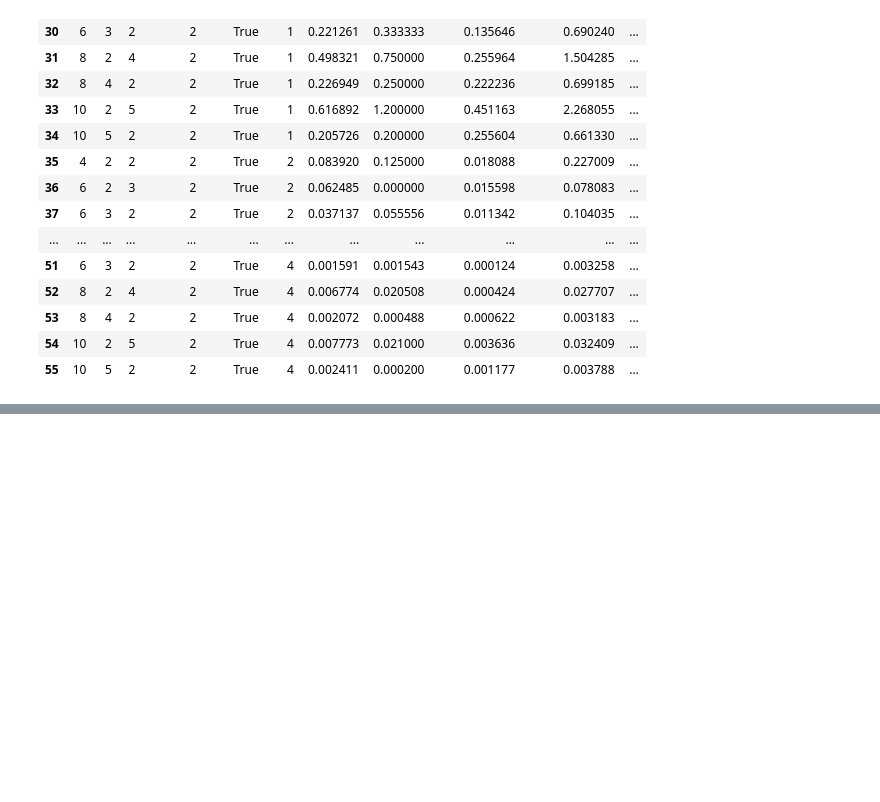
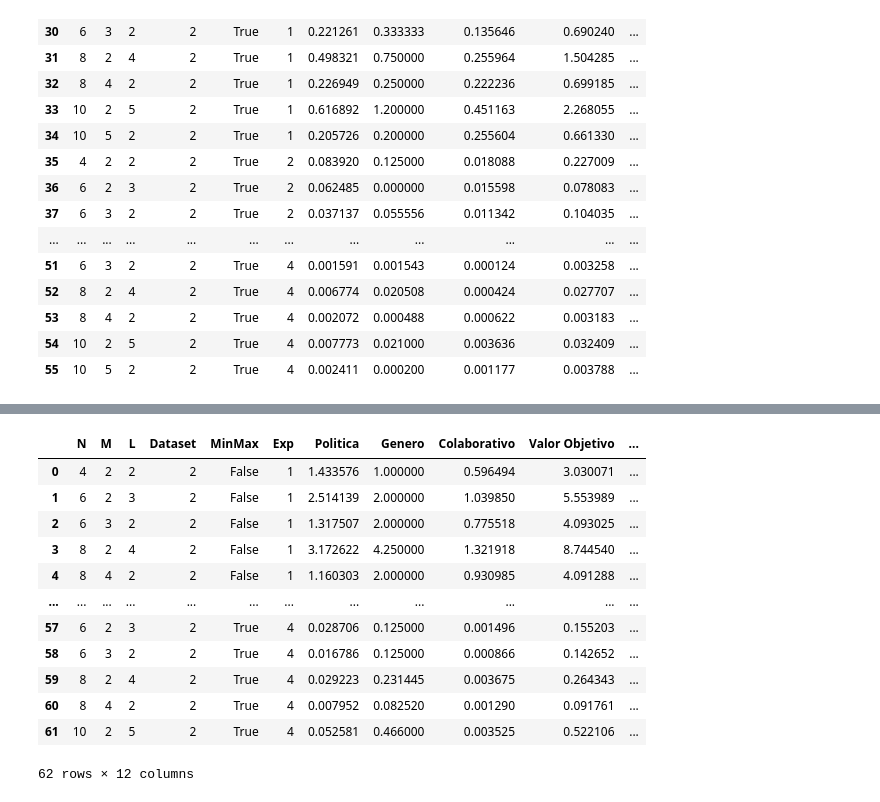
Before and after one commit to valehp/Grupos-politicos, a Jupyter notebook: pruebas.ipynb, the cells around one changed output, grey strips where cells are left out. Saved outputs shown, nothing was run; the diff lists cells and outputs as text; code cells hidden in the pictures; blank space fills up the shorter version.

```diff
--- a/pruebas.ipynb
+++ b/pruebas.ipynb
@@ -238,0 +309,18 @@ df[ df.MinMax == True ]
+# %%
+df.index = list(range(len(df)))
+# %%
+df
+# %% [output]
+|  | N | M | L | Dataset | MinMax | Exp | Politica | Genero | Colaborativo | Valor Objetivo | ... |
+| 0 | 4 | 2 | 2 | 2 | False | 1 | 1.433576 | 1.000000 | 0.596494 | 3.030071 | ... |
+| 1 | 6 | 2 | 3 | 2 | False | 1 | 2.514139 | 2.000000 | 1.039850 | 5.553989 | ... |
+| 2 | 6 | 3 | 2 | 2 | False | 1 | 1.317507 | 2.000000 | 0.775518 | 4.093025 | ... |
+| 3 | 8 | 2 | 4 | 2 | False | 1 | 3.172622 | 4.250000 | 1.321918 | 8.744540 | ... |
+| 4 | 8 | 4 | 2 | 2 | False | 1 | 1.160303 | 2.000000 | 0.930985 | 4.091288 | ... |
+| ... | ... | ... | ... | ... | ... | ... | ... | ... | ... | ... | ... |
+| 57 | 6 | 2 | 3 | 2 | True | 4 | 0.028706 | 0.125000 | 0.001496 | 0.155203 | ... |
+| 58 | 6 | 3 | 2 | 2 | True | 4 | 0.016786 | 0.125000 | 0.000866 | 0.142652 | ... |
+| 59 | 8 | 2 | 4 | 2 | True | 4 | 0.029223 | 0.231445 | 0.003675 | 0.264343 | ... |
+| 60 | 8 | 4 | 2 | 2 | True | 4 | 0.007952 | 0.082520 | 0.001290 | 0.091761 | ... |
+| 61 | 10 | 2 | 5 | 2 | True | 4 | 0.052581 | 0.466000 | 0.003525 | 0.522106 | ... |
+62 rows × 12 columns
```
Also changed, not shown: parts of 7 cells of this notebook, 7 other files.
